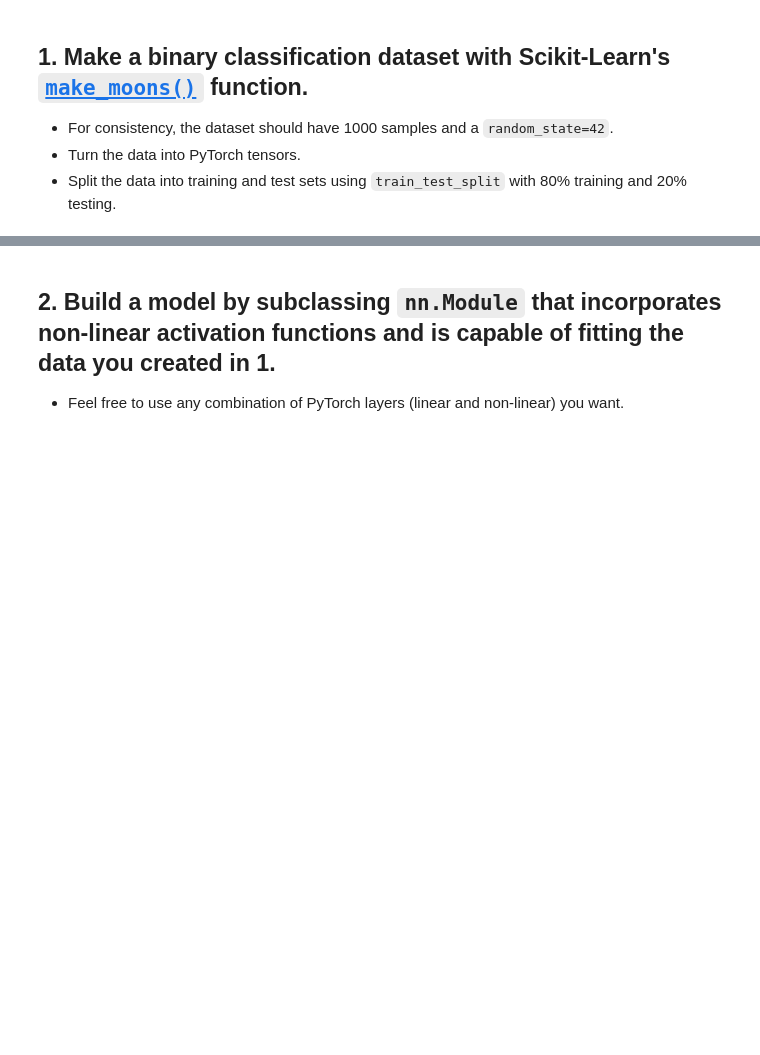
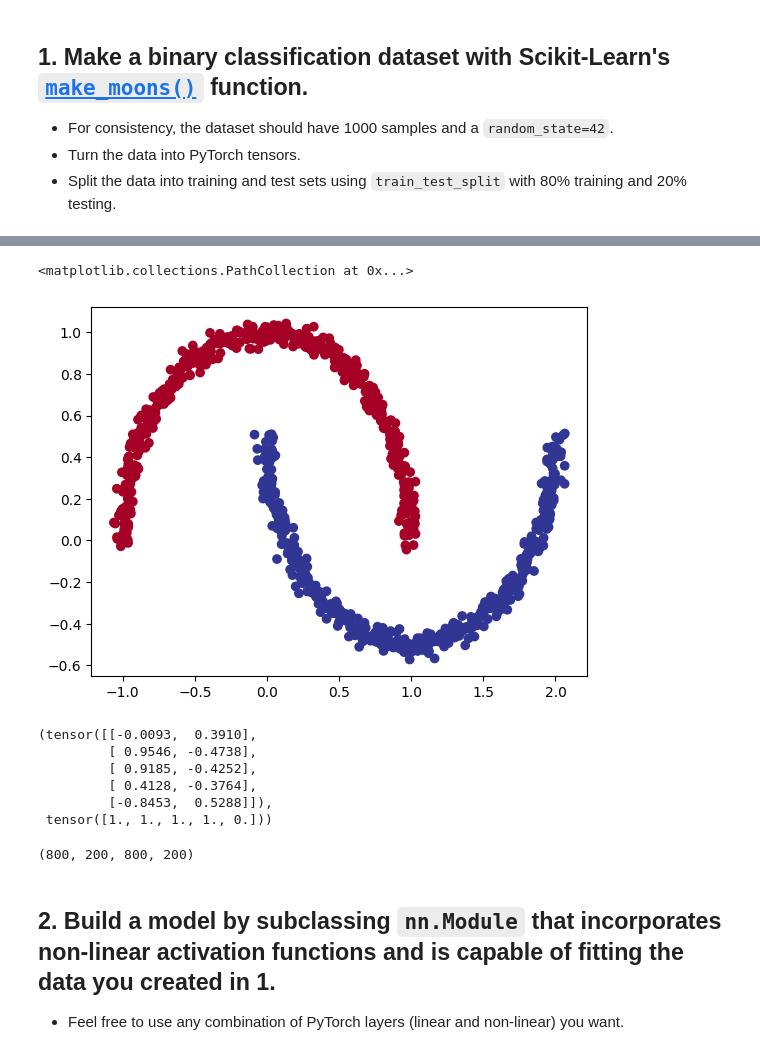
Before and after one commit to IveenNet/ColabPython, a Jupyter notebook: NeuralNetworksClassification.ipynb, the cells around one changed output, grey strips where cells are left out. Cells and saved outputs as stored; diff of their text form; code cells hidden in the pictures; blank space fills up the shorter version.

```diff
--- a/NeuralNetworksClassification.ipynb
+++ b/NeuralNetworksClassification.ipynb
@@ -3,10 +16,11 @@
 # %%
-# Import torch
-import torch
-
 # Setup device agnostic code
-device = "cuda" if torch.cuda.is_available() else "cpu"
-device
+_device = "cuda" if torch.cuda.is_available() else "cpu"
+print(f"Device: {_device}")
 
 # Setup random seed
 RANDOM_SEED = 42
+torch.manual_seed(RANDOM_SEED)
+
+# Random state
+RANDOM_STATE = 42
@@ -20,0 +34,9 @@ from sklearn.datasets import make_moons
+# %%
+# Make 1000 samples
+_num_samples = 1000
+_noise = 0.03
+
+# Create circles
+X, y = make_moons(_num_samples,
+                    noise=_noise,
+                    random_state=RANDOM_STATE)
@@ -27 +75,24 @@ import pandas as pd
+# %%
+# Visualizando los datos
+plt.scatter(x=X[:, 0],
+            y=X[:, 1],
+            c=y,
+            cmap=plt.cm.RdYlBu)
+# %% [output]
+<matplotlib.collections.PathCollection at 0x...>
+[figure, added]
+# %%
+# Turn data into tensors of dtype float
+# Turn data into tensors
+X = torch.from_numpy(X).type(torch.float)
+y = torch.from_numpy(y).type(torch.float)
+
+X[:5], y[:5]
+# %% [output]
+(tensor([[-0.0093,  0.3910],
+         [ 0.9546, -0.4738],
+         [ 0.9185, -0.4252],
+         [ 0.4128, -0.3764],
+         [-0.8453,  0.5288]]),
+ tensor([1., 1., 1., 1., 0.]))
 # %%
@@ -33,3 +108,7 @@ from sklearn.model_selection import train_test_split
+# %%
+len(X_train), len(X_test), len(y_train), len(y_test)
+# %% [output]
+(800, 200, 800, 200)
 # %% [markdown]
 ## 2. Build a model by subclassing `nn.Module` that incorporates non-linear activation functions and is capable of fitting the data you created in 1.
   * Feel free to use any combination of PyTorch layers (linear and non-linear) you want.
```
Also changed, not shown: parts of 11 cells of this notebook.
